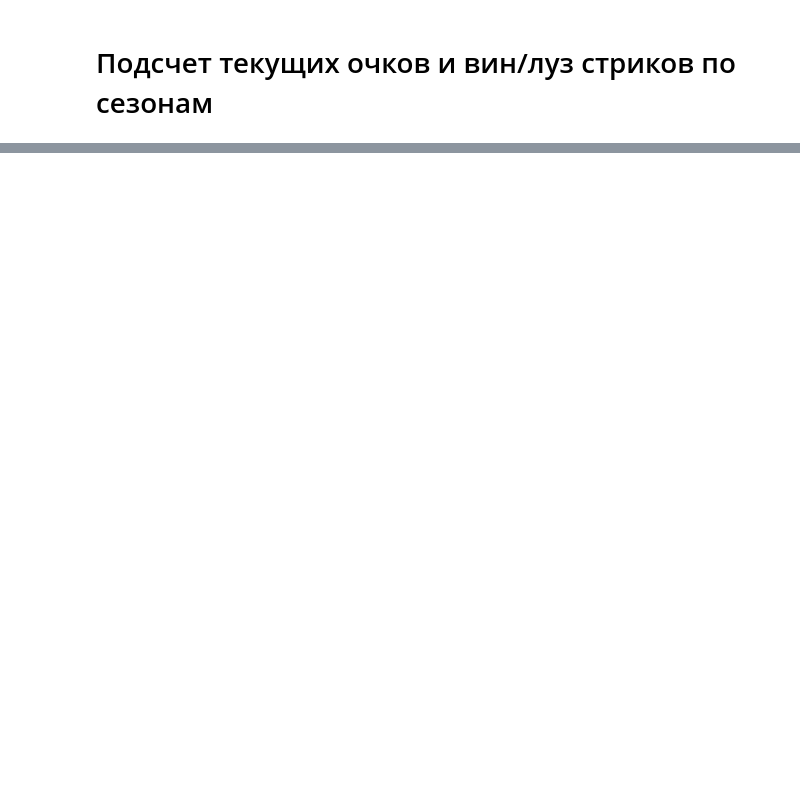
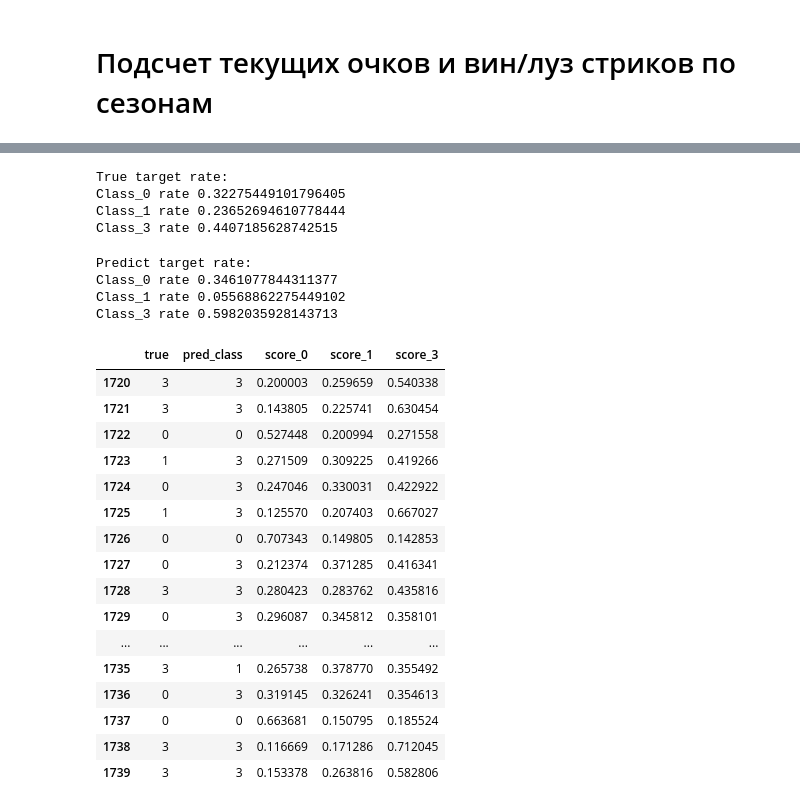
Before and after one commit to macroslav/bets-model, a Jupyter notebook: Bets pipeline.ipynb, the cells around one changed output, grey strips where cells are left out. Cells and saved outputs as stored; diff of their text form; code cells hidden in the pictures; blank space fills up the shorter version.

```diff
--- a/Bets pipeline.ipynb
+++ b/Bets pipeline.ipynb
@@ -326,2 +427,6 @@ from catboost import CatBoostClassifier, Pool
 # %%
 from sklearn.metrics import roc_auc_score, log_loss, accuracy_score
+# %%
+categorical_features.append('home_team')
+categorical_features.append('away_team')
+categorical_features
@@ -338,14 +445,16 @@ Valid = Pool(data=X_val,
+# %%
+X_test = test.drop(columns=['target'])
+y_test = test.target
 # %%
-model = CatBoostClassifier( random_seed = 17,
-                           n_estimators = 1000,
-                           learning_rate = 0.01,
-                            thread_count = -1,
-                            verbose = 100,
-                            loss_function='MultiClass',
-                            task_type = "GPU",
-                          early_stopping_rounds=100)
+model_params = {'n_estimators':1000,
+                'learning_rate':0.01,
+                'loss_function':'MultiClass',
+                'task_type':'GPU',
+                'verbose':250
+                }
 
+model = BoostingModel(params=model_params, data=model_data)
 
-model.fit(Train, eval_set=Valid)
-preds_class = model.predict(Valid)
-preds_proba = model.predict_proba(Valid)
+model.fit()
+preds_class = model.predict(X_test)
+preds_proba = model.predict_proba(X_test)
@@ -378,0 +485,48 @@ test_predictions['result'] = y_test
+# %%
+print('True target rate: ')
+print(f"Class_0 rate {train.target.value_counts()[0] / train.shape[0]}")
+print(f"Class_1 rate {train.target.value_counts()[1] / train.shape[0]}")
+print(f"Class_3 rate {train.target.value_counts()[3] / train.shape[0]}")
+# %% [output]
+True target rate:
+Class_0 rate 0.32275449101796405
+Class_1 rate 0.23652694610778444
+Class_3 rate 0.4407185628742515
+# %%
+print('Predict target rate:')
+print(f"Class_0 rate {train_preds_df.pred_class.value_counts()[0] / train_preds_df.shape[0]}")
+print(f"Class_1 rate {train_preds_df.pred_class.value_counts()[1] / train_preds_df.shape[0]}")
+print(f"Class_3 rate {train_preds_df.pred_class.value_counts()[3] / train_preds_df.shape[0]}")
+# %% [output]
+Predict target rate:
+Class_0 rate 0.3461077844311377
+Class_1 rate 0.05568862275449102
+Class_3 rate 0.5982035928143713
+# %%
+results = pd.DataFrame()
+
+results['true'] = y_test
+results['pred_class'] = preds_class
+results['score_0'] = preds_proba[:,0]
+results['score_1'] = preds_proba[:,1]
+results['score_3'] = preds_proba[:,2]
+
+results
+# %% [output]
+|  | true | pred_class | score_0 | score_1 | score_3 |
+| 1720 | 3 | 3 | 0.200003 | 0.259659 | 0.540338 |
+| 1721 | 3 | 3 | 0.143805 | 0.225741 | 0.630454 |
+| 1722 | 0 | 0 | 0.527448 | 0.200994 | 0.271558 |
+| 1723 | 1 | 3 | 0.271509 | 0.309225 | 0.419266 |
+| 1724 | 0 | 3 | 0.247046 | 0.330031 | 0.422922 |
+| 1725 | 1 | 3 | 0.125570 | 0.207403 | 0.667027 |
+| 1726 | 0 | 0 | 0.707343 | 0.149805 | 0.142853 |
+| 1727 | 0 | 3 | 0.212374 | 0.371285 | 0.416341 |
+| 1728 | 3 | 3 | 0.280423 | 0.283762 | 0.435816 |
+| 1729 | 0 | 3 | 0.296087 | 0.345812 | 0.358101 |
+| ... | ... | ... | ... | ... | ... |
+| 1735 | 3 | 1 | 0.265738 | 0.378770 | 0.355492 |
+| 1736 | 0 | 3 | 0.319145 | 0.326241 | 0.354613 |
+| 1737 | 0 | 0 | 0.663681 | 0.150795 | 0.185524 |
+| 1738 | 3 | 3 | 0.116669 | 0.171286 | 0.712045 |
+| 1739 | 3 | 3 | 0.153378 | 0.263816 | 0.582806 |
```
Also changed, not shown: parts of 66 cells of this notebook, 5 other files.
